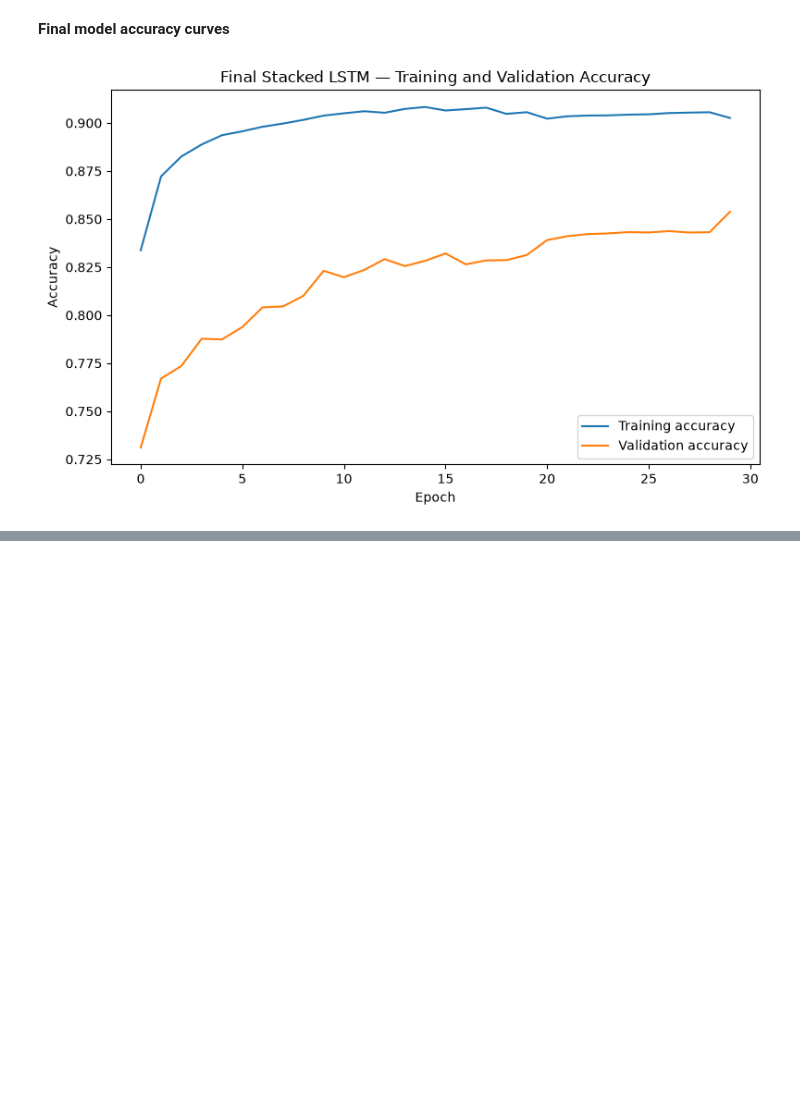
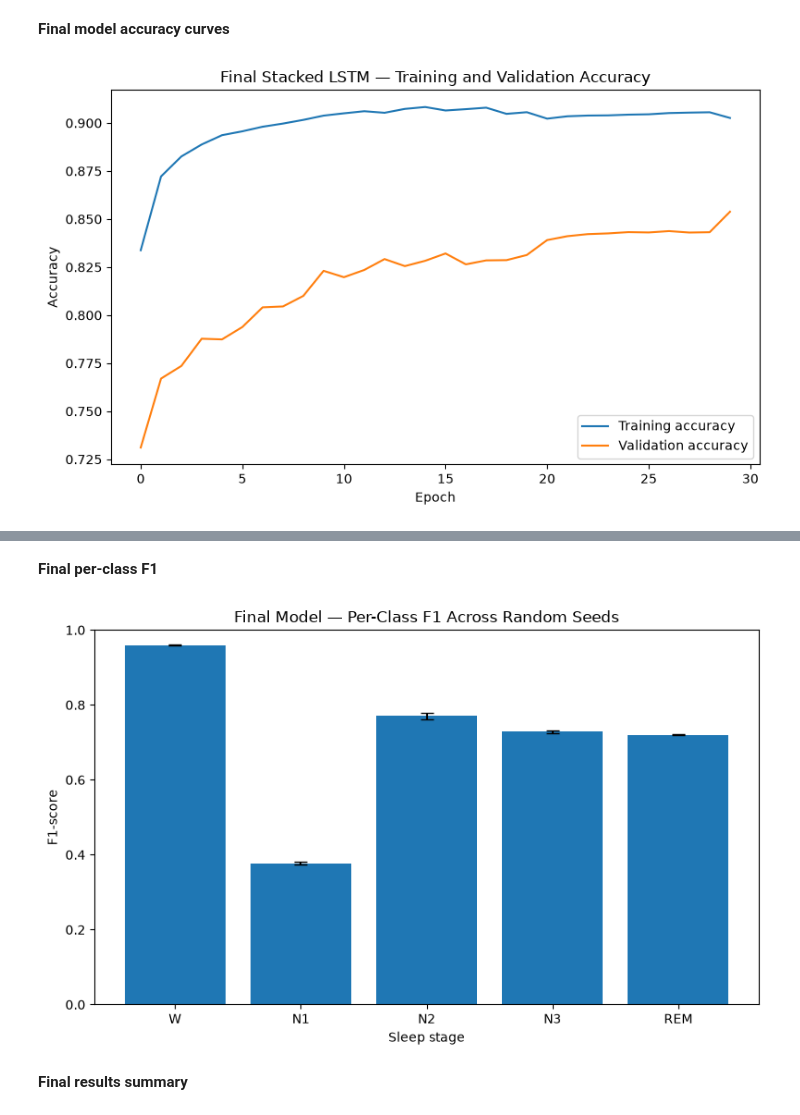
Before and after one commit to ThePral/Sleep-Stage-Prediction, a Jupyter notebook: notebooks/04_final_evaluation.ipynb, the cells around one changed output, grey strips where cells are left out. Saved outputs shown, nothing was run; the diff lists cells and outputs as text; code cells hidden in the pictures; blank space fills up the shorter version.

Commit message:
added final results

```diff
--- a/notebooks/04_final_evaluation.ipynb
+++ b/notebooks/04_final_evaluation.ipynb
@@ -905,7 +905,7 @@ def train_final_model_with_seed(
         validation_data=val_ds,
         epochs=30,
         callbacks=callbacks,
-        shufffle=False,
+        shuffle=False,
         verbose=1,
     )
 
@@ -1300,0 +1697,37 @@ plt.show()
+# %% [markdown]
+**Final per-class F1**
+# %%
+fig, ax = plt.subplots(
+    figsize=(8, 5)
+)
+
+ax.bar(
+    class_f1_summary["Stage"],
+    class_f1_summary["Mean F1"],
+    yerr=class_f1_summary["Std F1"],
+    capsize=5,
+)
+
+ax.set_ylabel(
+    "F1-score"
+)
+
+ax.set_xlabel(
+    "Sleep stage"
+)
+
+ax.set_title(
+    "Final Model — Per-Class F1 Across Random Seeds"
+)
+
+ax.set_ylim(
+    0,
+    1,
+)
+
+plt.tight_layout()
+plt.show()
+# %% [output]
+[figure, added]
+# %% [markdown]
+**Final results summary**
```
Also changed, not shown: parts of 20 cells of this notebook, 6 other files.
